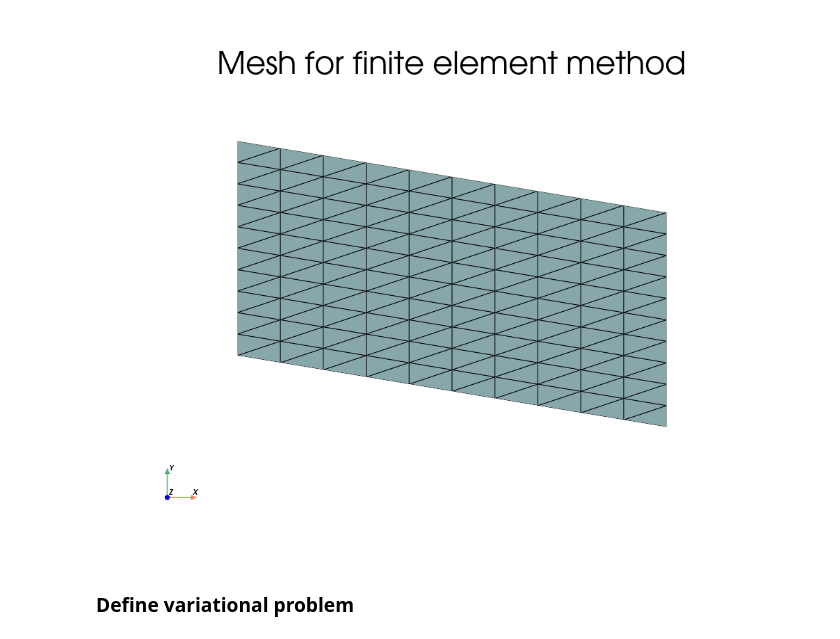
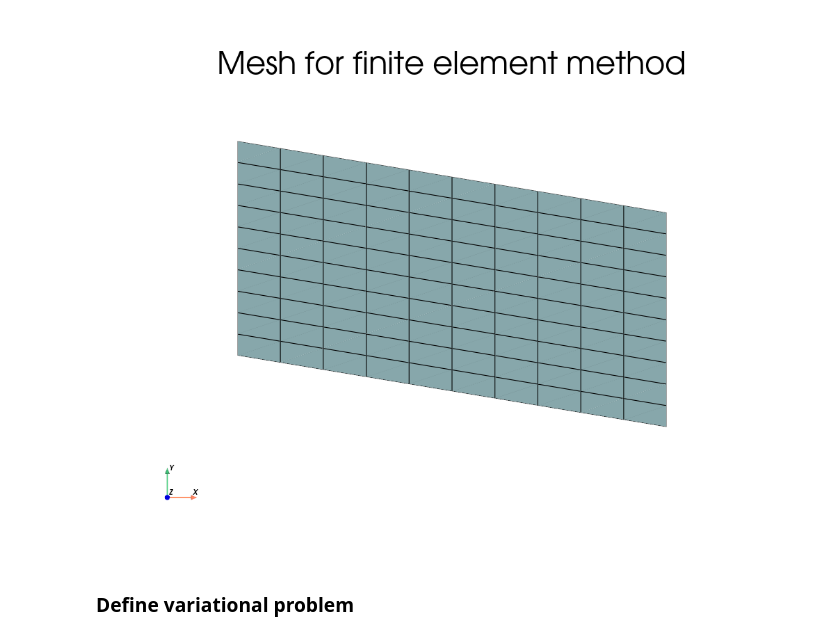
Before and after one commit to lannika-ut/ScientificPractice, a Jupyter notebook: FiniteElements/Richards_steady.ipynb, the cells around one changed output. Drawn from its saved outputs; the diff is of its cells as text; code cells hidden in the pictures.

```diff
--- a/FiniteElements/Richards_steady.ipynb
+++ b/FiniteElements/Richards_steady.ipynb
@@ -84,34 +87,3 @@ from visualization_fct import plot_mesh, plotScalarFunction
-# %%
-def create_quad_domain(comm, nx, ny, p0, p1, p2, p3):
-    """
-    Create a domain defined by four corner points.
-
-    Args:
-        comm (mpi4py.MPI.Intracomm): MPI communicator
-        nx (int): number of cells in x-direction
-        ny (int): number of cells in y-direction
-        p0 (np.array): x and y coordinates of the bottom-left corner point
-        p1 (np.array): x and y coordinates of the bottom-right corner point
-        p2 (np.array): x and y coordinates of the top-right corner point
-        p3 (np.array): x and y coordinates of the top-left corner point
-
-    Returns:
-        dolfinx.mesh: Domain defined by the corner points.
-    """
-
-    mesh = create_unit_square(comm, nx, ny)
-
-    x = mesh.geometry.x
-    xi = x[:, 0]
-    eta = x[:, 1]
-
-    x[:, :2] = (
-        np.outer((1-xi)*(1-eta), p0) +
-        np.outer(xi*(1-eta), p1) +
-        np.outer(xi*eta, p2) +
-        np.outer((1-xi)*eta, p3)
-    )
-    return mesh
 # %%
 from visualization_fct import plot_mesh2
 # Generate domain from four corner points
@@ -119,6 +91,6 @@ P0 = np.array([0, 0])
 P1 = np.array([6, -1])
 P2 = np.array([6, 2])
 P3 = np.array([0, 3])
-domain = create_quad_domain(MPI.COMM_WORLD, 10, 10, P0, P1, P2, P3)
+domain = create_quad_domain(MPI.COMM_WORLD, 10, 10, P0, P1, P2, P3, celltype=mesh.CellType.quadrilateral)
 plot_mesh2(domain)
 # %% [output]
@@ -126,4 +98,4 @@ plot_mesh2(domain)
-[figure, old version]
+[figure, new version]
 # %% [markdown]
 ### Define variational problem
 # %%
```
Also changed, not shown: parts of 7 cells of this notebook, 4 other files.
